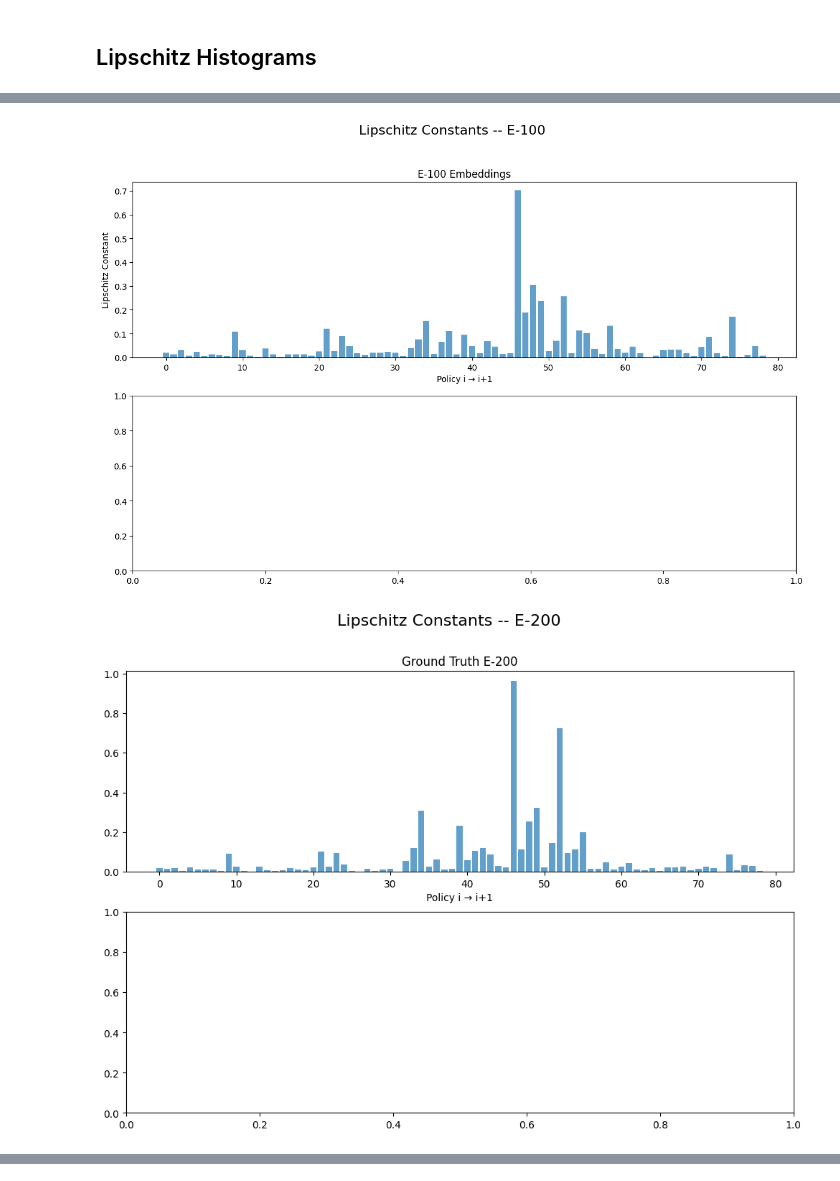
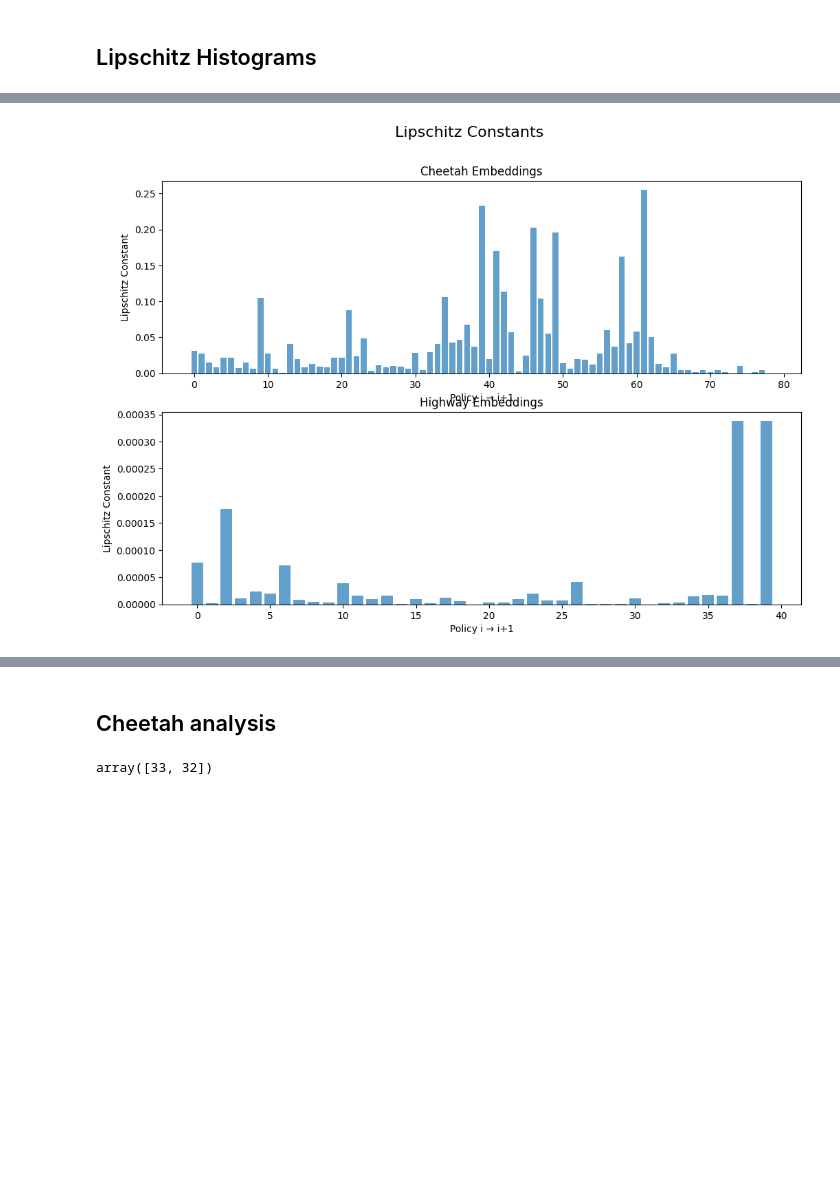
Before and after one commit to ffelten/Behavior-vs-Objective-Space, a Jupyter notebook: analysis_cheetah.ipynb, the cells around one changed output, grey strips where cells are left out. Drawn from its saved outputs; the diff is of its cells as text; code cells hidden in the pictures; blank space fills up the shorter version.

Commit message:
added rendering

```diff
--- a/analysis_cheetah.ipynb
+++ b/analysis_cheetah.ipynb
@@ -38,2 +29,13 @@ all_t_emb_e100 = np.array(all_t_emb_e100)
 # %%
-returns
+
+
+returns_highway = get_pareto_front("trajectories/morld/mo-highway-fast-v0_100steps_test", pareto_size=41)
+all_t_emb_e200 = []
+path=f'trajectories/morld/mo-highway-fast-v0_100steps_test/embeddings/mo-highway-fast-v0_100steps_3D_l6_embeddings_e100_two_t_shorter.json'
+with open(path, "r") as f:
+    embedding = json.load(f)
+for policy in embedding:
+    t_emb = np.array(policy['T_Embedding'])
+    all_t_emb_e200.append(t_emb)
+
+all_t_emb_high = np.array(all_t_emb_e200)
@@ -229,7 +200,3 @@ fig3d.update_layout(
 
 fig3d.write_html("cheetah_3d_embeddings.html")
 fig3d.show()
-# %%
-sort_idx = np.lexsort(returns.T)
-sorted_pf = returns[sort_idx]
-sorted_pf
@@ -257,7 +206,7 @@ array([[ 3.10749088e+02, -1.08129619e+02],
 # Makes a histogram of the Lipschitz constants of the GTE embeddings vs the returns
 
 # Compute Lipschitz constants
-def compute_lipschitz_constants(pareto_frontier: np.ndarray, embeddings: np.ndarray) -> np.ndarray:
+def compute_lipschitz_constants(pareto_frontier: np.ndarray, embeddings: np.ndarray, normalize = False) -> np.ndarray:
     """
     Compute pairwise Lipschitz constants between consecutive points
     in the Pareto frontier and embedding space.
@@ -273,6 +222,13 @@ def compute_lipschitz_constants(pareto_frontier: np.ndarray, embeddings: np.ndar
     sort_idx = np.lexsort(pareto_frontier.T)
     sorted_pf = pareto_frontier[sort_idx]
     sorted_emb = embeddings[sort_idx]
+
+    if normalize:
+        #Normalize sorted pf to range [-1,1]
+        scaler_pf = MinMaxScaler(feature_range=(-1, 1))
+        sorted_pf = scaler_pf.fit_transform(sorted_pf)
+
+
 
     lipschitz_constants = []
     for i in range(len(sorted_pf) - 1):
@@ -290,38 +246,29 @@ def compute_lipschitz_constants(pareto_frontier: np.ndarray, embeddings: np.ndar
 
 
 
-lipschitz_constants_gt = compute_lipschitz_constants(pareto_frontier=returns, embeddings=all_t_emb_e100)
-lipschitz_constants_gt_concave = compute_lipschitz_constants(pareto_frontier=returns, embeddings=all_t_emb_e200)
+lipschitz_constants_highway = compute_lipschitz_constants(pareto_frontier=returns_highway, embeddings=all_t_emb_high)
+lipschitz_constants_cheetah = compute_lipschitz_constants(pareto_frontier=returns, embeddings=all_t_emb_cheetah)
+
 
 
 import matplotlib.pyplot as plt
 import numpy as np
 
-# Create 2x1 grid for each figure
 fig, axs = plt.subplots(2, figsize=(12, 8))
-fig2, axs2 = plt.subplots(2, figsize=(12, 8))
-fig3, axs3 = plt.subplots(2, figsize=(12, 8))
 
 # --- Plot 1: Left-Right ---
-fig.suptitle("Lipschitz Constants -- E-100", fontsize=16)
-axs[0].bar(np.arange(len(lipschitz_constants_gt)), lipschitz_constants_gt, alpha=0.7)
-axs[0].set_title("E-100 Embeddings")
+fig.suptitle("Lipschitz Constants ", fontsize=16)
+axs[0].bar(np.arange(len(lipschitz_constants_cheetah)), lipschitz_constants_cheetah, alpha=0.7)
+axs[0].set_title("Cheetah Embeddings")
 axs[0].set_ylabel("Lipschitz Constant")
 axs[0].set_xlabel("Policy i → i+1")
 
-
-fig.tight_layout(rect=[0, 0, 1, 0.95])  # leave space for suptitle
-fig.savefig("lipschitz_left_right.png", dpi=300, bbox_inches='tight')  # ✅ Save first figure
-
-# --- Plot 2: Concave ---
-fig2.suptitle("Lipschitz Constants -- E-200", fontsize=16)
-axs2[0].bar(np.arange(len(lipschitz_constants_gt_concave)), lipschitz_constants_gt_concave, alpha=0.7)
-axs2[0].set_title("Ground Truth E-200")
-axs2[0].set_xlabel("Policy i → i+1")
+axs[1].bar(np.arange(len(lipschitz_constants_highway)), lipschitz_constants_highway, alpha=0.7)
+axs[1].set_title("Highway Embeddings")
+axs[1].set_ylabel("Lipschitz Constant")
+axs[1].set_xlabel("Policy i → i+1")
 
 
-fig3.tight_layout(rect=[0, 0, 1, 0.95])
-fig3.savefig("lipschitz_smooth.png", dpi=300, bbox_inches='tight')  # ✅ Save third figure
 
 plt.show()
 # %% [output]
@@ -345,2 +292 @@ Lipschitz constant for policy 78 ([ 1.41687146 -3.30056036], [ 0.64745796 -0.726
-[figure, old version]
+[figure, new version]
-[figure, removed]
@@ -347,0 +293,13 @@ Lipschitz constant for policy 78 ([ 1.41687146 -3.30056036], [ 0.64745796 -0.726
+# %% [markdown]
+## Cheetah analysis
+# %%
+#get policies with the highest lipshitz jump
+import numpy as np
+sorted_idx = np.argsort(lipschitz_constants_cheetah)
+highest_pairs  = [[f, f+1]for f in sorted_idx[-2:]]
+highest_pairs
+org_policy_id =  np.lexsort(returns.T)[highest_pairs[-1]]
+render_policy(env_id="mo-halfcheetah-v4", check_point="MORL_policies/morld_cheetah_v5/seed0.tar", policy_id=org_policy_id[0], n_episodes=5, save_dic="videos/half-cheetah/highest")
+render_policy(env_id="mo-halfcheetah-v4", check_point="MORL_policies/morld_cheetah_v5/seed0.tar", policy_id=org_policy_id[1], n_episodes=5, save_dic="videos/half-cheetah/highest")
+# %% [output]
+array([33, 32])
```
Also changed, not shown: parts of 13 cells of this notebook, 3 other files.
